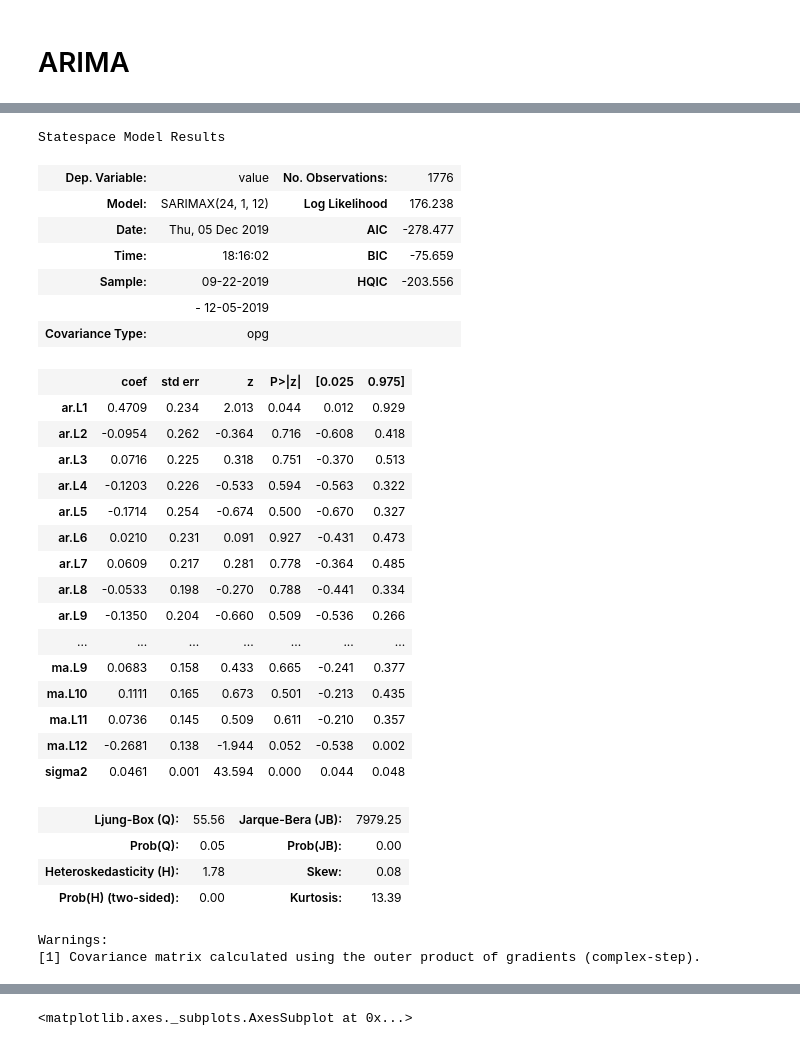
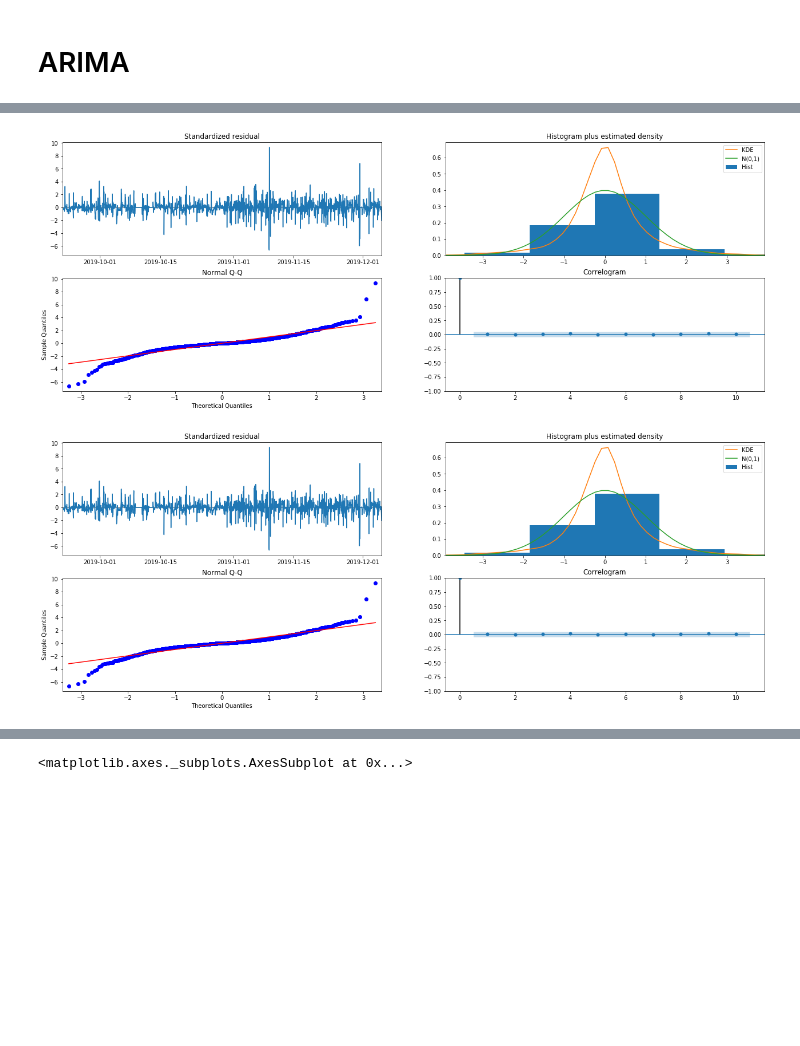
Before and after one commit to neozenith/temperature-timeseries, a Jupyter notebook: analysis.ipynb, the cells around one changed output, grey strips where cells are left out. Cells and saved outputs as stored; diff of their text form; code cells hidden in the pictures; blank space fills up the shorter version.

```diff
--- a/analysis.ipynb
+++ b/analysis.ipynb
@@ -245,36 +402,8 @@ results = model.fit()
-# %%
-results.summary()
-# %% [output]
-Statespace Model Results
-| Dep. Variable: | value | No. Observations: | 1776 |
-| Model: | SARIMAX(24, 1, 12) | Log Likelihood | 176.238 |
-| Date: | Thu, 05 Dec 2019 | AIC | -278.477 |
-| Time: | 18:16:02 | BIC | -75.659 |
-| Sample: | 09-22-2019 | HQIC | -203.556 |
-|  | - 12-05-2019 |  |  |
-| Covariance Type: | opg |  |  |
-|  | coef | std err | z | P>|z| | [0.025 | 0.975] |
-| ar.L1 | 0.4709 | 0.234 | 2.013 | 0.044 | 0.012 | 0.929 |
-| ar.L2 | -0.0954 | 0.262 | -0.364 | 0.716 | -0.608 | 0.418 |
-| ar.L3 | 0.0716 | 0.225 | 0.318 | 0.751 | -0.370 | 0.513 |
-| ar.L4 | -0.1203 | 0.226 | -0.533 | 0.594 | -0.563 | 0.322 |
-| ar.L5 | -0.1714 | 0.254 | -0.674 | 0.500 | -0.670 | 0.327 |
-| ar.L6 | 0.0210 | 0.231 | 0.091 | 0.927 | -0.431 | 0.473 |
-| ar.L7 | 0.0609 | 0.217 | 0.281 | 0.778 | -0.364 | 0.485 |
-| ar.L8 | -0.0533 | 0.198 | -0.270 | 0.788 | -0.441 | 0.334 |
-| ar.L9 | -0.1350 | 0.204 | -0.660 | 0.509 | -0.536 | 0.266 |
-| ... | ... | ... | ... | ... | ... | ... |
-| ma.L9 | 0.0683 | 0.158 | 0.433 | 0.665 | -0.241 | 0.377 |
-| ma.L10 | 0.1111 | 0.165 | 0.673 | 0.501 | -0.213 | 0.435 |
-| ma.L11 | 0.0736 | 0.145 | 0.509 | 0.611 | -0.210 | 0.357 |
-| ma.L12 | -0.2681 | 0.138 | -1.944 | 0.052 | -0.538 | 0.002 |
-| sigma2 | 0.0461 | 0.001 | 43.594 | 0.000 | 0.044 | 0.048 |
-| Ljung-Box (Q): | 55.56 | Jarque-Bera (JB): | 7979.25 |
-| Prob(Q): | 0.05 | Prob(JB): | 0.00 |
-| Heteroskedasticity (H): | 1.78 | Skew: | 0.08 |
-| Prob(H) (two-sided): | 0.00 | Kurtosis: | 13.39 |
-Warnings:
-[1] Covariance matrix calculated using the outer product of gradients (complex-step).
+# %%
+results.plot_diagnostics(figsize=(22,8))
+# %% [output]
+[figure, added]
+[figure, added]
 # %%
 actual = df_temp[-168:]
 
```
Also changed, not shown: parts of 10 cells of this notebook.
